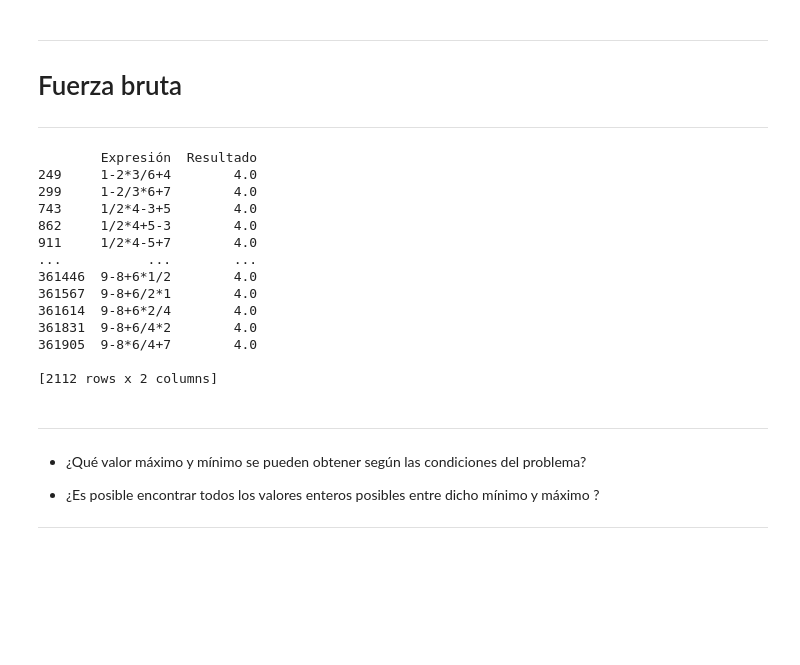
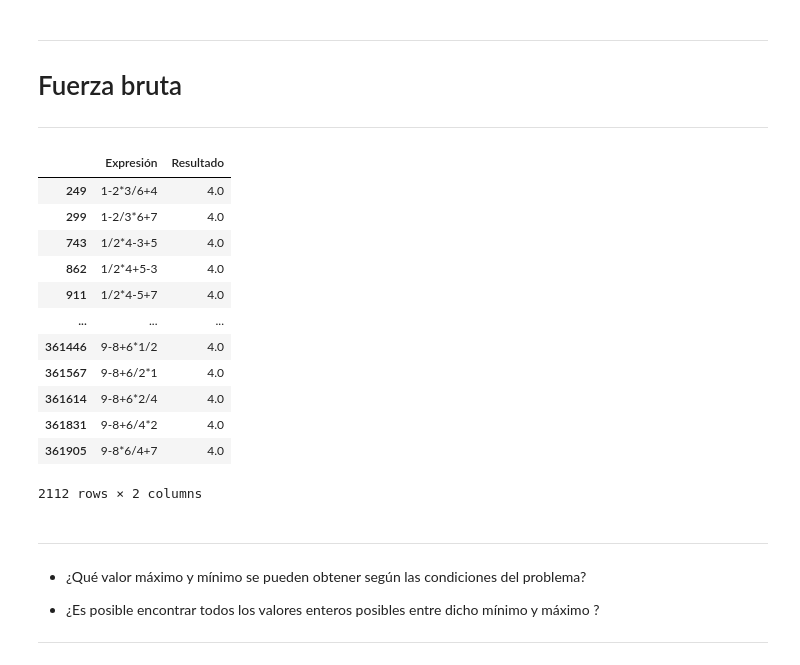
Before and after one commit to jagvgithub/Algortimos_optimizacion_VIU, a Jupyter notebook: Seminario_Algoritmos.ipynb, the cells around one changed output. Saved outputs shown, nothing was run; the diff lists cells and outputs as text; code cells hidden in the pictures; blank space fills up the shorter version.

```diff
--- a/Seminario_Algoritmos.ipynb
+++ b/Seminario_Algoritmos.ipynb
@@ -239,48 +223,47 @@ for num_perm in permutations(numeros, 5):
             resultados.append(resultado)
         except ZeroDivisionError:
             pass
 
 # Crear un DataFrame con las expresiones y los resultados
 df = pd.DataFrame({'Expresión': expresiones, 'Resultado': resultados})
 
 minimo_fuerza_bruta = df['Resultado'].min()
 maximo_fuerza_bruta = df['Resultado'].max()
 
 filtered_df = df[df['Resultado'].isin([1, 2, 3, 4, 5, 6, 7, 8, 9])]
 
 
 # creación de df independientes
 
 # Crear un diccionario para almacenar los DataFrames independientes para cada valor único en 'Resultado'
 dfs_por_resultado = {}
 
 # Iterar sobre los valores únicos en 'Resultado'
 for resultado in filtered_df['Resultado'].unique():
     # Filtrar el DataFrame original para el valor único en 'Resultado'
     df_resultado = filtered_df[filtered_df['Resultado'] == resultado]
     # Asignar el DataFrame filtrado al diccionario
     dfs_por_resultado[f'df_{int(resultado)}'] = df_resultado
 
 
 df = df[df['Resultado'] == valor_objetivo]
 
 # Mostrar el DataFrame
-print(df)
+display(df)
 # %% [output]
+|  | Expresión | Resultado |
+| 249 | 1-2*3/6+4 | 4.0 |
+| 299 | 1-2/3*6+7 | 4.0 |
+| 743 | 1/2*4-3+5 | 4.0 |
+| 862 | 1/2*4+5-3 | 4.0 |
+| 911 | 1/2*4-5+7 | 4.0 |
+| ... | ... | ... |
+| 361446 | 9-8+6*1/2 | 4.0 |
+| 361567 | 9-8+6/2*1 | 4.0 |
+| 361614 | 9-8+6*2/4 | 4.0 |
+| 361831 | 9-8+6/4*2 | 4.0 |
+| 361905 | 9-8*6/4+7 | 4.0 |
-        Expresión  Resultado
-249     1-2*3/6+4        4.0
-299     1-2/3*6+7        4.0
-743     1/2*4-3+5        4.0
-862     1/2*4+5-3        4.0
-911     1/2*4-5+7        4.0
-...           ...        ...
-361446  9-8+6*1/2        4.0
-361567  9-8+6/2*1        4.0
-361614  9-8+6*2/4        4.0
-361831  9-8+6/4*2        4.0
-361905  9-8*6/4+7        4.0
-
-[2112 rows x 2 columns]
+2112 rows × 2 columns
 # %% [markdown]
 ---
 
```
Also changed, not shown: parts of 4 cells of this notebook.
